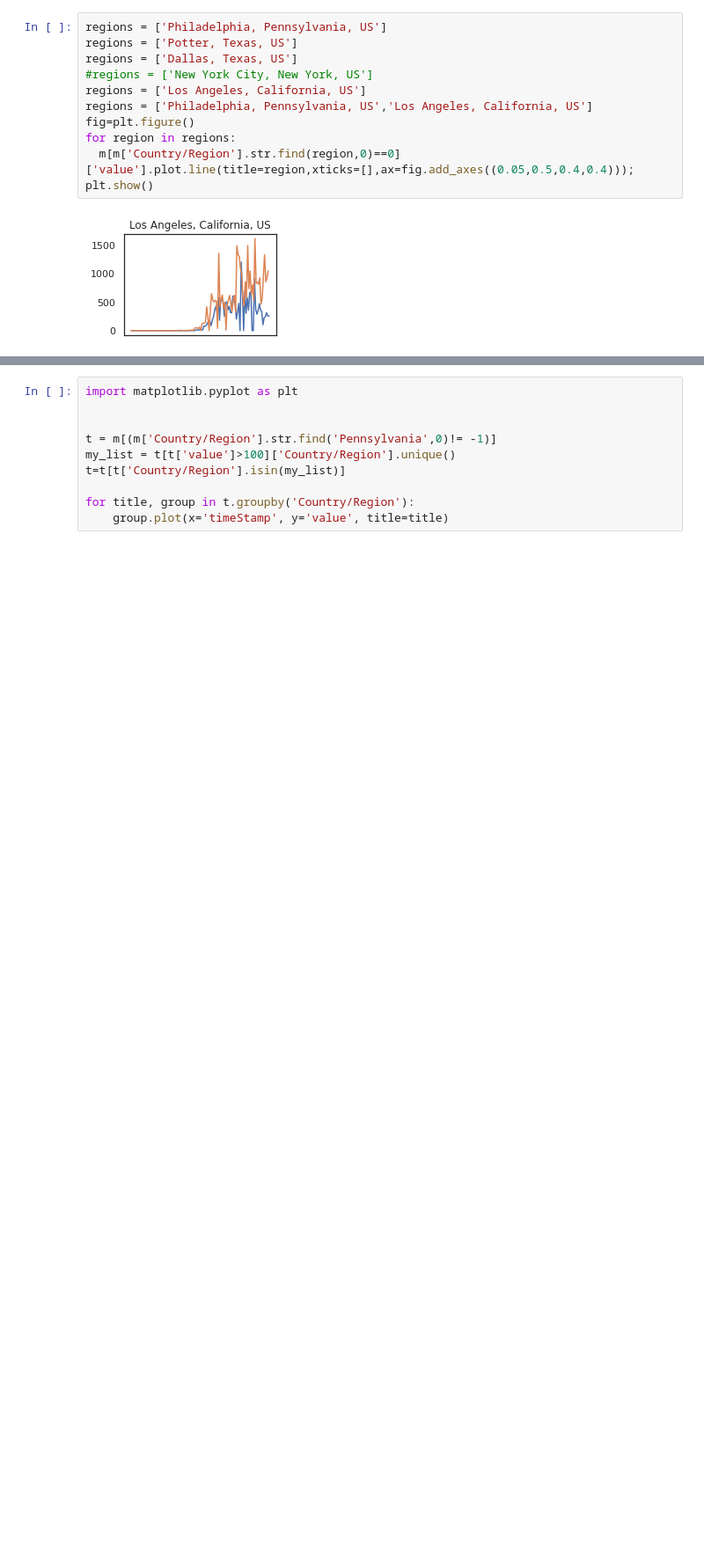
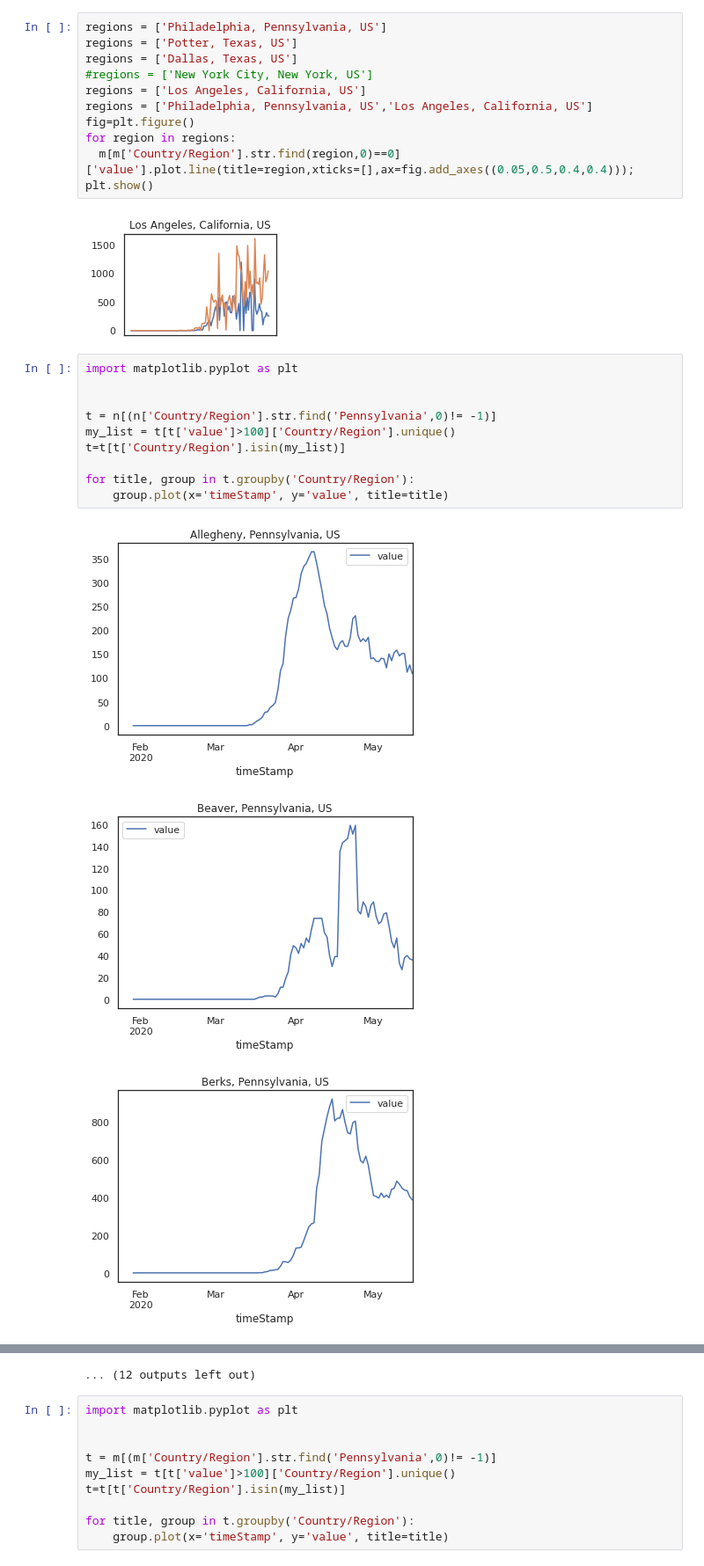
Before and after one commit to mchirico/COVID-19, a Jupyter notebook: COVID_19.ipynb, the cells around one changed output, grey strips where cells are left out. Shown at 88% size. Cells and saved outputs as stored; diff of their text form; blank space fills up the shorter version.

```diff
--- a/COVID_19.ipynb
+++ b/COVID_19.ipynb
@@ -188,3 +225,17 @@ for region in regions:
 plt.show()
 # %% [output]
 [figure]
+# %%
+import matplotlib.pyplot as plt
+
+
+t = n[(n['Country/Region'].str.find('Pennsylvania',0)!= -1)]
+my_list = t[t['value']>100]['Country/Region'].unique()
+t=t[t['Country/Region'].isin(my_list)]
+
+for title, group in t.groupby('Country/Region'):
+    group.plot(x='timeStamp', y='value', title=title)
+# %% [output]
+[figure, added]
+[figure, added]
+[figure, added]
@@ -191,3 +251,4 @@ plt.show()
+... (12 outputs left out)
 # %%
 import matplotlib.pyplot as plt
 
```
Also changed, not shown: parts of 7 cells of this notebook.
